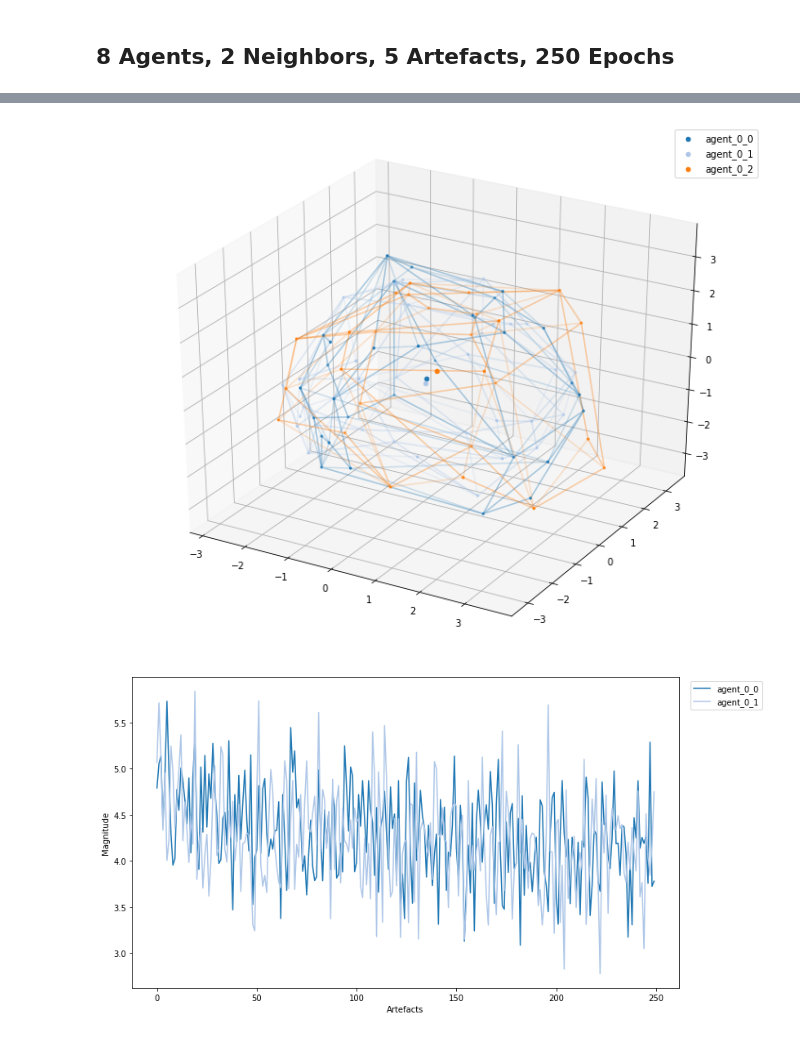
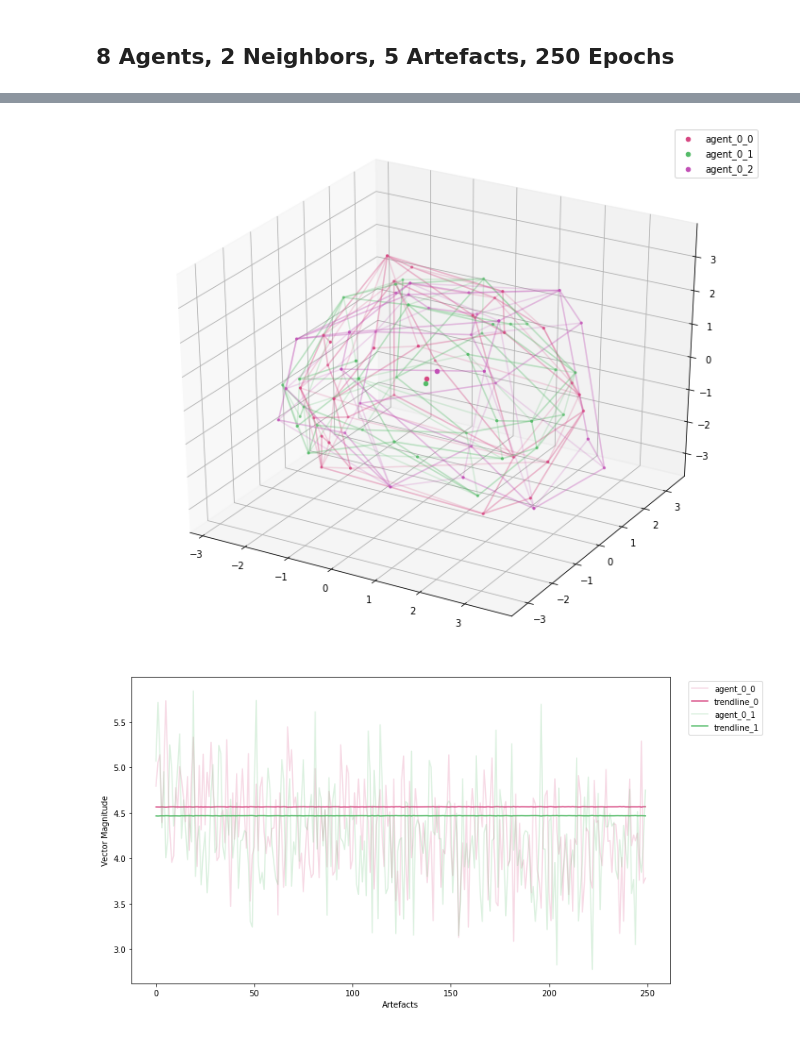
Before and after one commit to maxvstheuniverse/state-of-the-artefact, a Jupyter notebook: logs/2020-06-25_a8_e250_n2.ipynb, the cells around one changed output, grey strips where cells are left out. Drawn from its saved outputs; the diff is of its cells as text; code cells hidden in the pictures.

Commit message:
additional colors

```diff
--- a/logs/2020-06-25_a8_e250_n2.ipynb
+++ b/logs/2020-06-25_a8_e250_n2.ipynb
@@ -18,3 +16,5 @@ colors = ["#1f77b4", "#aec7e8", "#ff7f0e", "#ffbb78", "#2ca02c", "#98df8a", "#d6
+# %%
+colors = ["#d74681", "#54bb68", "#c24fb6", "#7ab439", "#7a62d1", "#c0ac45", "#6075c0", "#d2632a", "#5ea3d9", "#cb4848", "#4db49f", "#9d4862", "#5e7f3b", "#b57ac0", "#b57e44", "#e18598"]
 # %% [markdown]
 ## 8 Agents, 2 Neighbors, 5 Artefacts, 250 Epochs
 # %%
@@ -42,7 +42,7 @@ for i, ax in enumerate(axs.flatten()):
         _artefacts = preprocessing.scale(artefacts)
 
         reducer = umap.UMAP(n_components=2)
-        embedded = reducer.fit_transform(artefacts)
+        embedded = reducer.fit_transform(_artefacts)
         ax.set_title("UMAP")
     else:
         pca = decomposition.PCA(n_components=2)
@@ -135,27 +135,34 @@ plt.tight_layout()
 plt.legend()
 plt.show()
 # %% [output]
-[figure, old version]
+[figure, new version]
 # %%
 # -- the magnitude of each artefact vector.
-# -- currently all derived from the origin, which makes little sense.
+# -- currently all derived from the origin
 # -- could take the agent's first mean, or the mean of the convex hull as the origin.
 
 fig_3, ax = plt.subplots(1, 1, figsize=(12, 7))
 
-labels_hull = [f"agent_0_{i}" for i in range(0, n_agents)]
-
-for i in range(0, 2):  # n_agents
-    norms = [np.linalg.norm(artefact) for artefact in artefacts[i::n_agents]]
-
-    ax.plot(range(0, len(norms)), norms, c=colors[i % n_agents], label=labels_hull[i])
-    ax.set_ylabel('Magnitude')
+fit = []
+norms = []
+for i in range(0, 2): # n_agents
+    norm = np.array([np.linalg.norm(artefact) for artefact in artefacts[i::n_agents]])
+    norms.append(norm)
+    x = range(0, len(norm))
+    ax.plot(x, norm, c=colors[i % n_agents], label=labels[i], alpha=0.2)
+    ax.set_ylabel('Vector Magnitude')
     ax.set_xlabel('Artefacts')
 
-plt.legend(loc='upper right', bbox_to_anchor=(1.16, 1))
+    trend = np.polyfit(x, norm, 1)
+    trend_p = np.poly1d(trend)
+
+    fit.append(trend_p(norm))
+    ax.plot(x, trend_p(norm), label=f"trendline_{i}", c=colors[i % n_agents])
+
+plt.legend(loc='upper right', bbox_to_anchor=(1.18, 1))
 plt.show()
 # %% [output]
-[figure, old version]
+[figure, new version]
 # %%
 data_eval_path = "../data/output/output_2020-06-25T09-46-36_validation.npy"
 evaluations = np.load(data_eval_path, allow_pickle=True)
```
Also changed, not shown: parts of 4 cells of this notebook, 1 other file.
